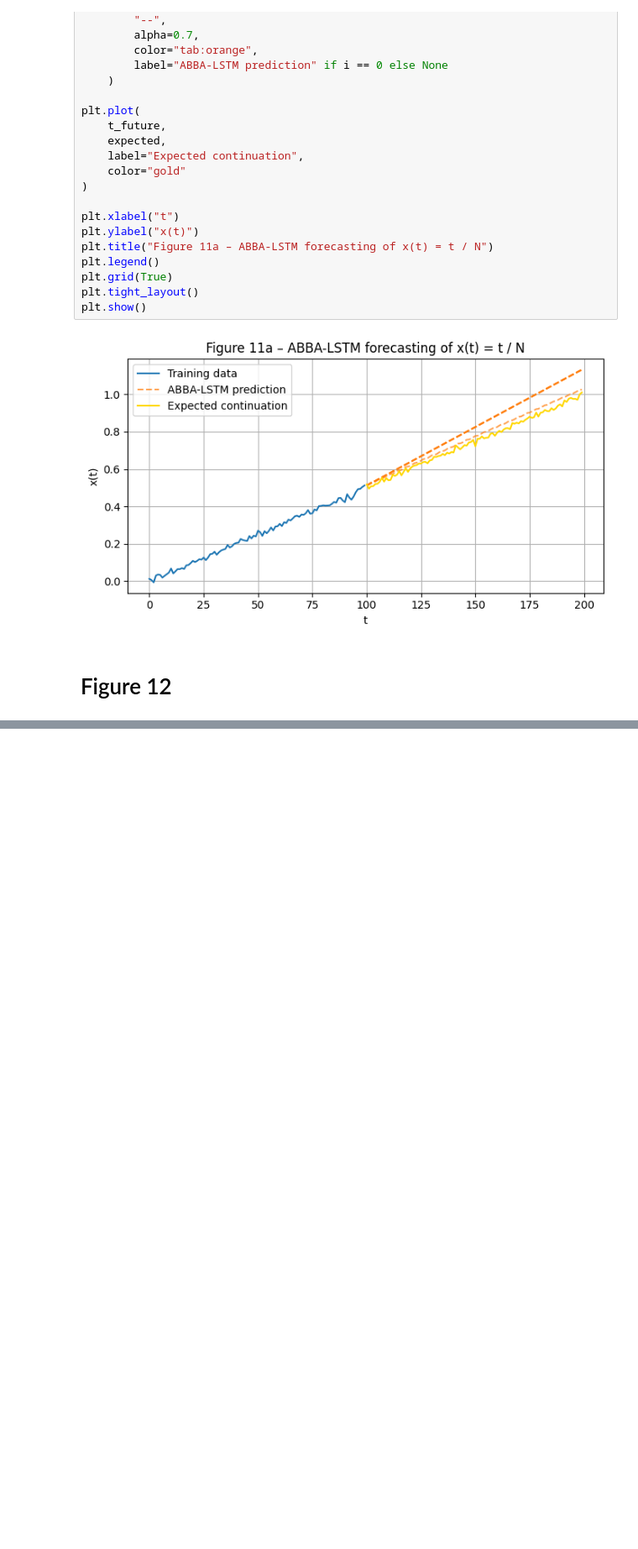
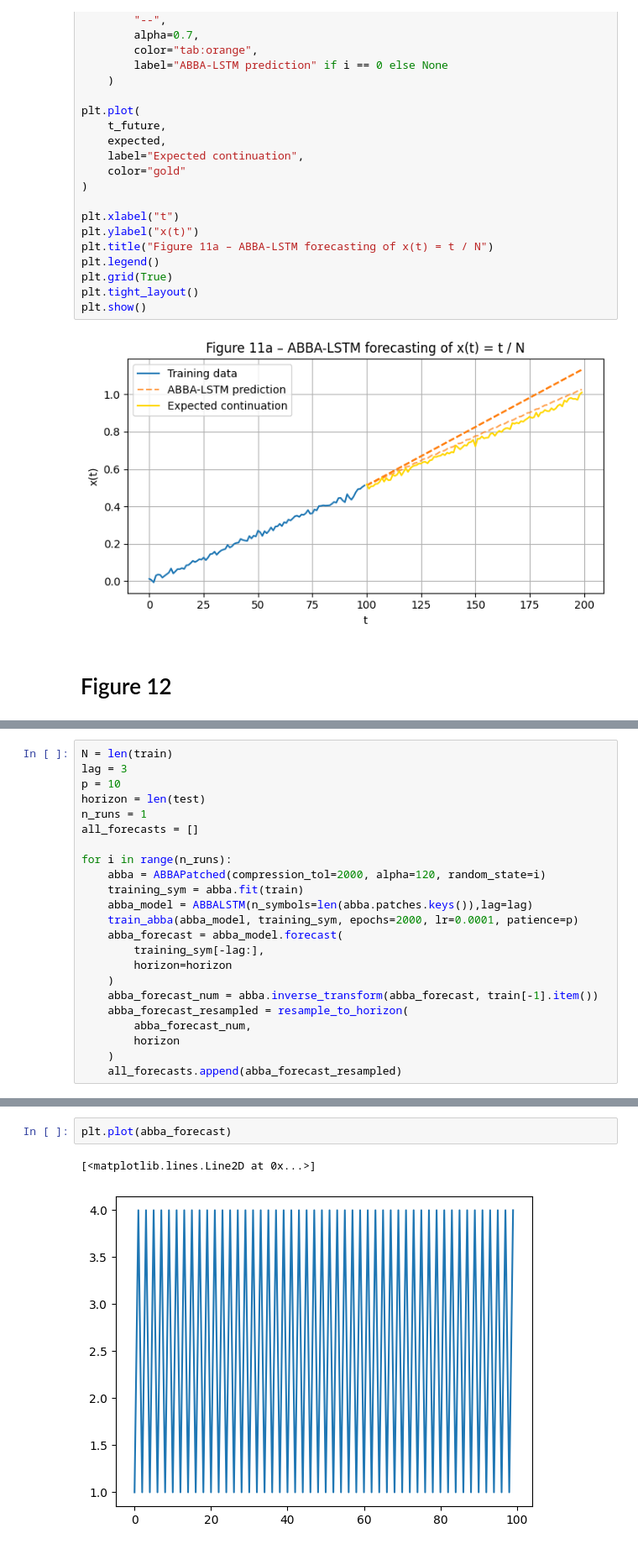
Before and after one commit to VSmague/ABBA_LSTM, a Jupyter notebook: notebook.ipynb, the cells around one changed output, grey strips where cells are left out. Shown at 84% size. Drawn from its saved outputs; the diff is of its cells as text; blank space fills up the shorter version.

```diff
--- a/notebook.ipynb
+++ b/notebook.ipynb
@@ -491,0 +579,23 @@ plt.show()
+# %%
+N = len(train)
+lag = 3
+p = 10
+horizon = len(test)
+n_runs = 1
+all_forecasts = []
+
+for i in range(n_runs):
+    abba = ABBAPatched(compression_tol=2000, alpha=120, random_state=i)
+    training_sym = abba.fit(train)
+    abba_model = ABBALSTM(n_symbols=len(abba.patches.keys()),lag=lag)
+    train_abba(abba_model, training_sym, epochs=2000, lr=0.0001, patience=p)
+    abba_forecast = abba_model.forecast(
+        training_sym[-lag:],
+        horizon=horizon
+    )
+    abba_forecast_num = abba.inverse_transform(abba_forecast, train[-1].item())
+    abba_forecast_resampled = resample_to_horizon(
+        abba_forecast_num,
+        horizon
+    )
+    all_forecasts.append(abba_forecast_resampled)
@@ -491,0 +709,5 @@ plt.show()
+# %%
+plt.plot(abba_forecast)
+# %% [output]
+[<matplotlib.lines.Line2D at 0x...>]
+[figure, added]
```
Also changed, not shown: parts of 10 cells of this notebook, 1 other file.
